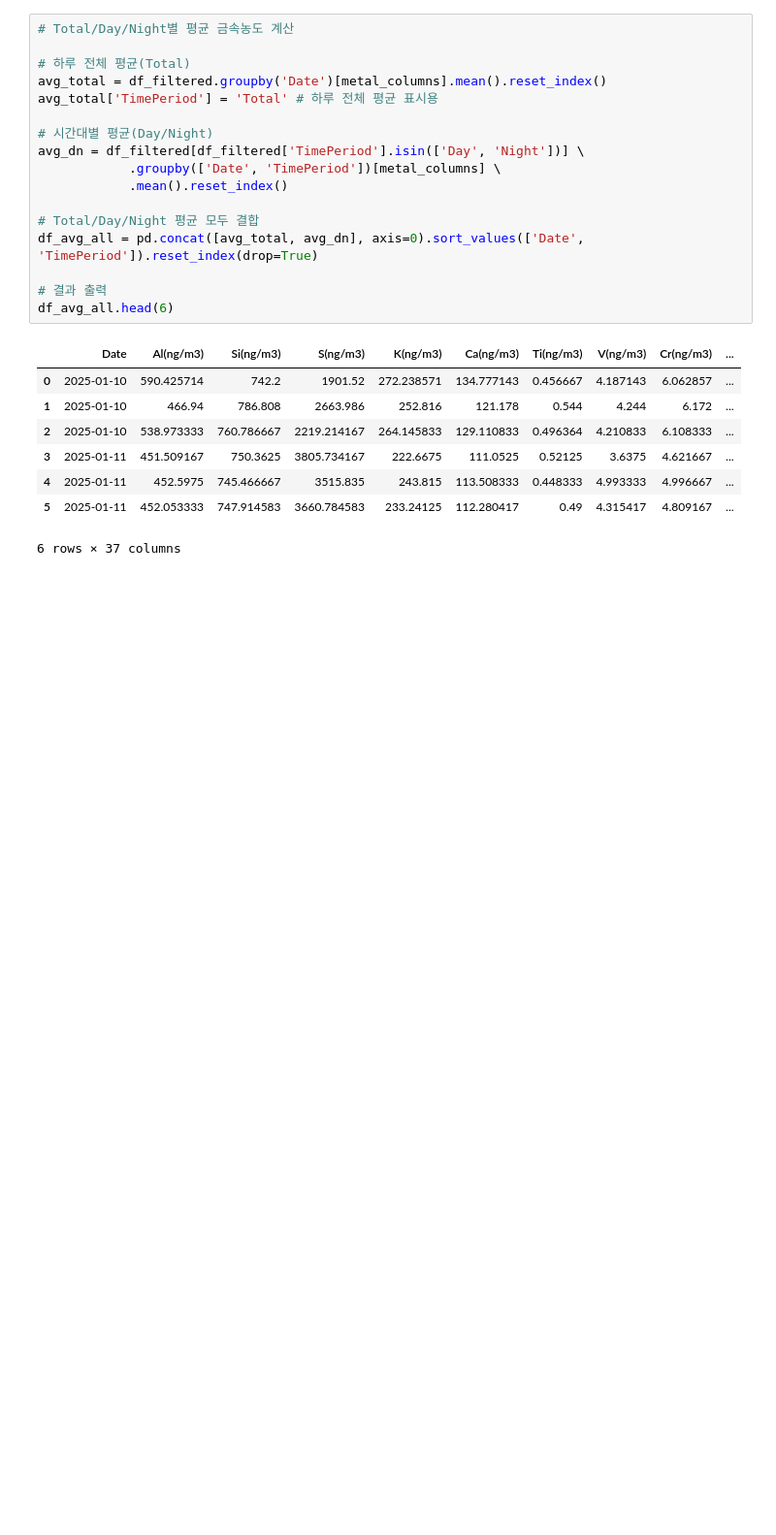
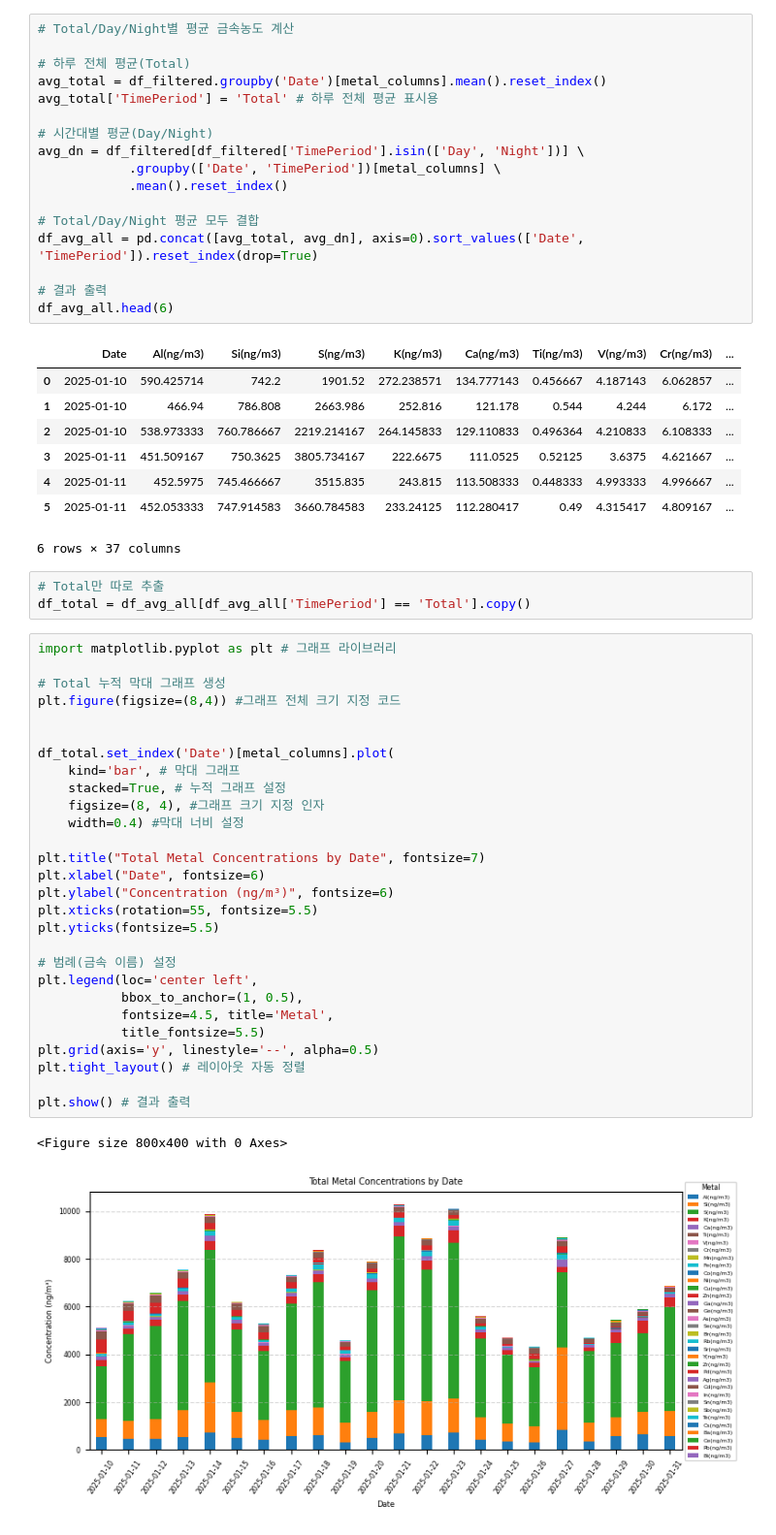
Before and after one commit to hyen0322/Data, a Jupyter notebook: Data Anlysis.ipynb, the cells around one changed output. Shown at 97% size. Cells and saved outputs as stored; diff of their text form; blank space fills up the shorter version.

```diff
--- a/Data Anlysis.ipynb
+++ b/Data Anlysis.ipynb
@@ -83,3 +83,37 @@ df_avg_all.head(6)
 | 4 | 2025-01-11 | 452.5975 | 745.466667 | 3515.835 | 243.815 | 113.508333 | 0.448333 | 4.993333 | 4.996667 | ... |
 | 5 | 2025-01-11 | 452.053333 | 747.914583 | 3660.784583 | 233.24125 | 112.280417 | 0.49 | 4.315417 | 4.809167 | ... |
 6 rows × 37 columns
+# %%
+# Total만 따로 추출
+df_total = df_avg_all[df_avg_all['TimePeriod'] == 'Total'].copy()
+# %%
+import matplotlib.pyplot as plt # 그래프 라이브러리
+
+# Total 누적 막대 그래프 생성
+plt.figure(figsize=(8,4)) #그래프 전체 크기 지정 코드
+
+
+df_total.set_index('Date')[metal_columns].plot(
+    kind='bar', # 막대 그래프
+    stacked=True, # 누적 그래프 설정
+    figsize=(8, 4), #그래프 크기 지정 인자
+    width=0.4) #막대 너비 설정
+
+plt.title("Total Metal Concentrations by Date", fontsize=7)
+plt.xlabel("Date", fontsize=6)
+plt.ylabel("Concentration (ng/m³)", fontsize=6)
+plt.xticks(rotation=55, fontsize=5.5)
+plt.yticks(fontsize=5.5)
+
+# 범례(금속 이름) 설정
+plt.legend(loc='center left',
+           bbox_to_anchor=(1, 0.5),
+           fontsize=4.5, title='Metal',
+           title_fontsize=5.5)
+plt.grid(axis='y', linestyle='--', alpha=0.5)
+plt.tight_layout() # 레이아웃 자동 정렬
+
+plt.show() # 결과 출력
+# %% [output]
+<Figure size 800x400 with 0 Axes>
+[figure, added]
```
Also changed, not shown: parts of 1 cell of this notebook.
